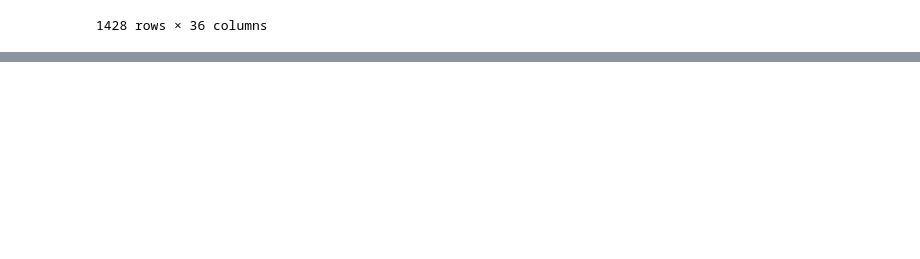
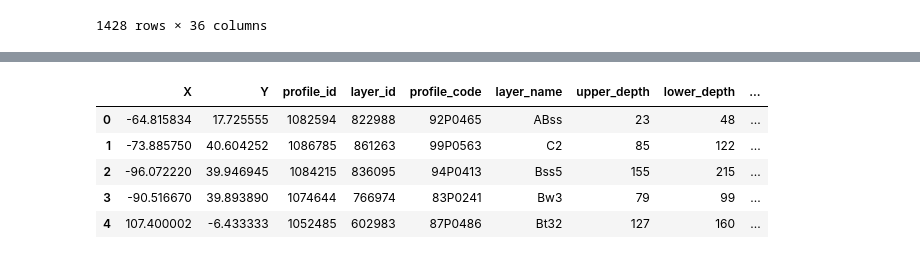
Before and after one commit to AI-Bootcamp-Class/project2, a Jupyter notebook: retrieve_data.ipynb, the cells around one changed output, grey strips where cells are left out. Saved outputs shown, nothing was run; the diff lists cells and outputs as text; code cells hidden in the pictures; blank space fills up the shorter version.

```diff
--- a/retrieve_data.ipynb
+++ b/retrieve_data.ipynb
@@ -210,0 +218,11 @@ display(df_earthquake_dat)
+# %%
+# Import the 'wosis_latest_bdwsod.csv' file into a Pandas DataFrame
+df = pd.read_csv('Resources/wosis_latest_bdwsod.csv')
+df.head()
+# %% [output]
+|  | X | Y | profile_id | layer_id | profile_code | layer_name | upper_depth | lower_depth | ... |
+| 0 | -64.815834 | 17.725555 | 1082594 | 822988 | 92P0465 | ABss | 23 | 48 | ... |
+| 1 | -73.885750 | 40.604252 | 1086785 | 861263 | 99P0563 | C2 | 85 | 122 | ... |
+| 2 | -96.072220 | 39.946945 | 1084215 | 836095 | 94P0413 | Bss5 | 155 | 215 | ... |
+| 3 | -90.516670 | 39.893890 | 1074644 | 766974 | 83P0241 | Bw3 | 79 | 99 | ... |
+| 4 | 107.400002 | -6.433333 | 1052485 | 602983 | 87P0486 | Bt32 | 127 | 160 | ... |
```
Also changed, not shown: parts of 15 cells of this notebook.
